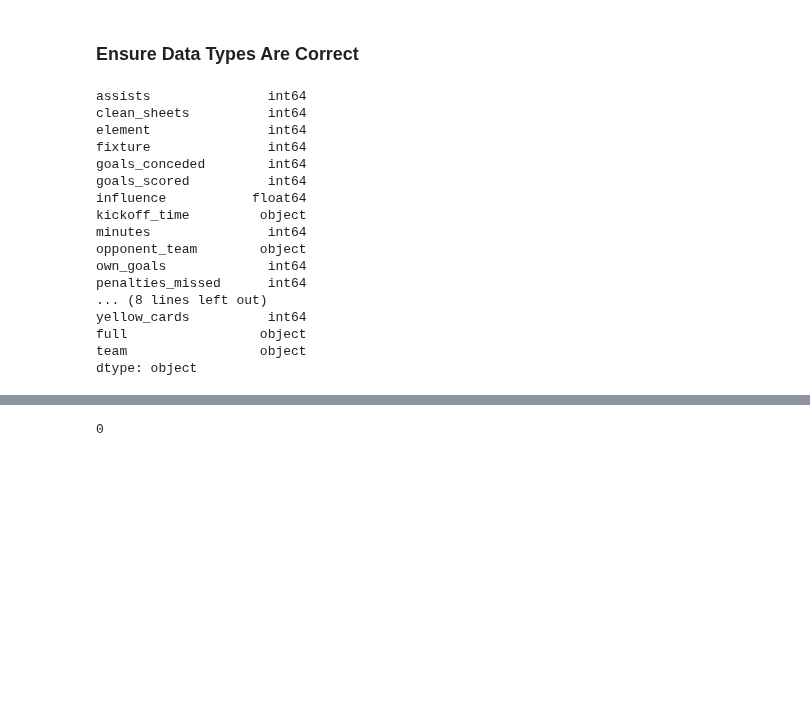
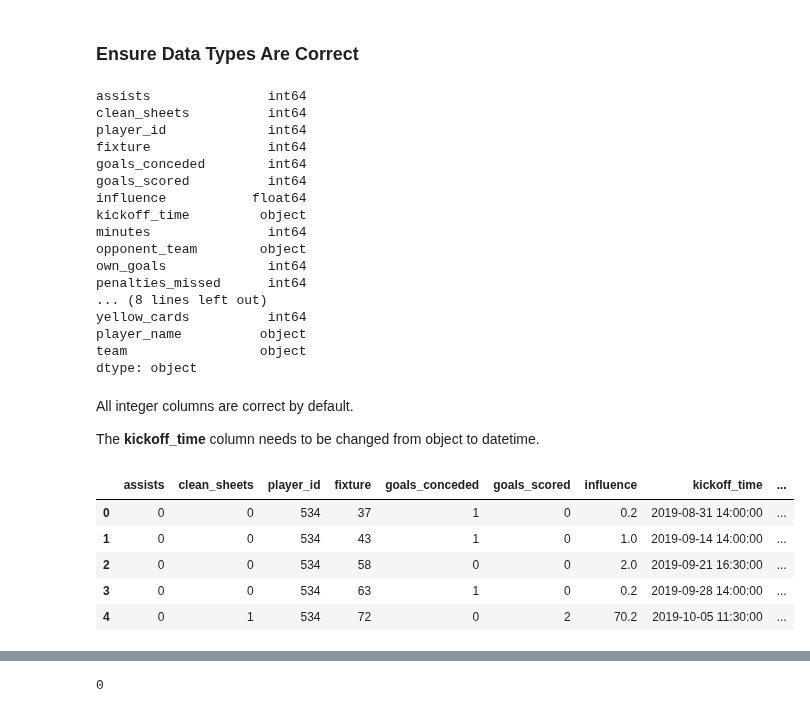
Before and after one commit to CharlesPeterMcCarthy/english-premier-league-2019-2020-statistical-analysis, a Jupyter notebook: epl-2019-2020.ipynb, the cells around one changed output, grey strips where cells are left out. Saved outputs shown, nothing was run; the diff lists cells and outputs as text; code cells hidden in the pictures; blank space fills up the shorter version.

Commit message:
Changing Player Column Data Types

```diff
--- a/epl-2019-2020.ipynb
+++ b/epl-2019-2020.ipynb
@@ -461,7 +461,8 @@ players_df.head()
 ### Renaming Columns
 # %%
 players_df = players_df.rename(columns={
-    'full': 'player_name'
+    'full': 'player_name',
+    'element': 'player_id'
 })
 # %% [markdown]
 ---
@@ -539,7 +540,7 @@ players_df.dtypes
 # %% [output]
 assists               int64
 clean_sheets          int64
-element               int64
+player_id             int64
 fixture               int64
 goals_conceded        int64
 goals_scored          int64
@@ -551,6 +552,21 @@ own_goals             int64
 penalties_missed      int64
 ... (8 lines left out)
 yellow_cards          int64
-full                 object
+player_name          object
 team                 object
 dtype: object
+# %% [markdown]
+All integer columns are correct by default.
+
+The __kickoff_time__ column needs to be changed from object to datetime.
+# %%
+players_df.kickoff_time = pd.to_datetime(players_df.kickoff_time.astype('datetime64[ns]'))
+# %%
+players_df.head()
+# %% [output]
+|  | assists | clean_sheets | player_id | fixture | goals_conceded | goals_scored | influence | kickoff_time | ... |
+| 0 | 0 | 0 | 534 | 37 | 1 | 0 | 0.2 | 2019-08-31 14:00:00 | ... |
+| 1 | 0 | 0 | 534 | 43 | 1 | 0 | 1.0 | 2019-09-14 14:00:00 | ... |
+| 2 | 0 | 0 | 534 | 58 | 0 | 0 | 2.0 | 2019-09-21 16:30:00 | ... |
+| 3 | 0 | 0 | 534 | 63 | 1 | 0 | 0.2 | 2019-09-28 14:00:00 | ... |
+| 4 | 0 | 1 | 534 | 72 | 0 | 2 | 70.2 | 2019-10-05 11:30:00 | ... |
```
Also changed, not shown: parts of 3 cells of this notebook.
